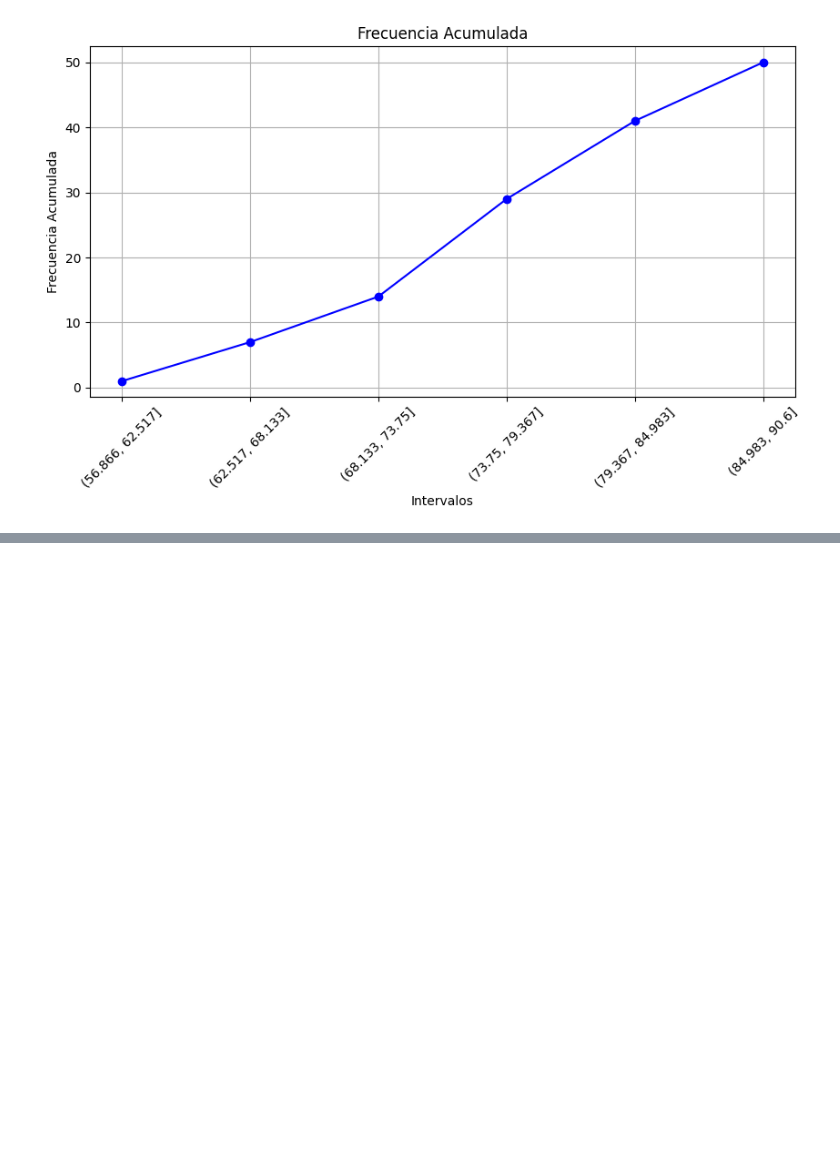
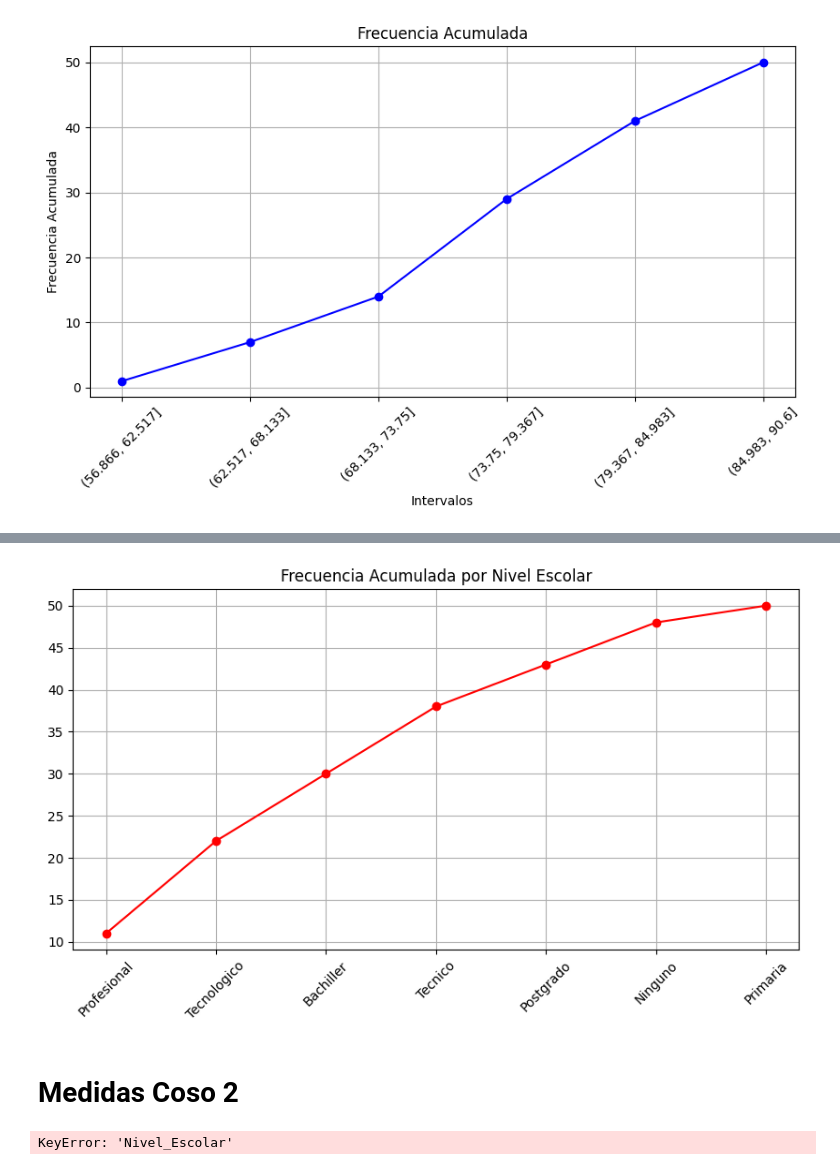
Before and after one commit to DarkKing516/MachineLearning, a Jupyter notebook: clase_random/estadistica.ipynb, the cells around one changed output, grey strips where cells are left out. Cells and saved outputs as stored; diff of their text form; code cells hidden in the pictures; blank space fills up the shorter version.

```diff
--- a/clase_random/estadistica.ipynb
+++ b/clase_random/estadistica.ipynb
@@ -264,0 +362,33 @@ plt.show()
+# %%
+plt.figure(figsize=(10, 5))
+plt.plot(frecienciaC['Nivel Escolar'], frecienciaC['Freciencia A AD'], marker='o', linestyle='-', color='red')
+# plt.xlabel('Nivel Escolar')
+# plt.ylabel('Frecuencia Acumulada')
+plt.title('Frecuencia Acumulada por Nivel Escolar')
+plt.xticks(rotation=45)
+plt.grid(True)
+plt.show()
+# %% [output]
+[figure, added]
+# %% [markdown]
+# **Medidas Coso 2**
+# %%
+#Media o Promedio
+
+media = datasetUwU['Peso_Estudiantes'].mean()
+
+#Mediana
+
+mediana = datasetUwU['Peso_Estudiantes'].median()
+
+#Moda
+# values, contador = np.unique(datasetUwU, return_counts=True)
+# moda = values[np.argmax(contador)]
+moda = datasetUwU['Peso_Estudiantes'].mode()[0]
+
+value_cont = datasetUwU['Nivel_Escolar'].value_counts()
+moda = value_cont[value_cont==value_cont.max()]
+
+print(media, mediana, moda)
+# %% [output]
+KeyError: 'Nivel_Escolar'
```
Also changed, not shown: parts of 10 cells of this notebook.
